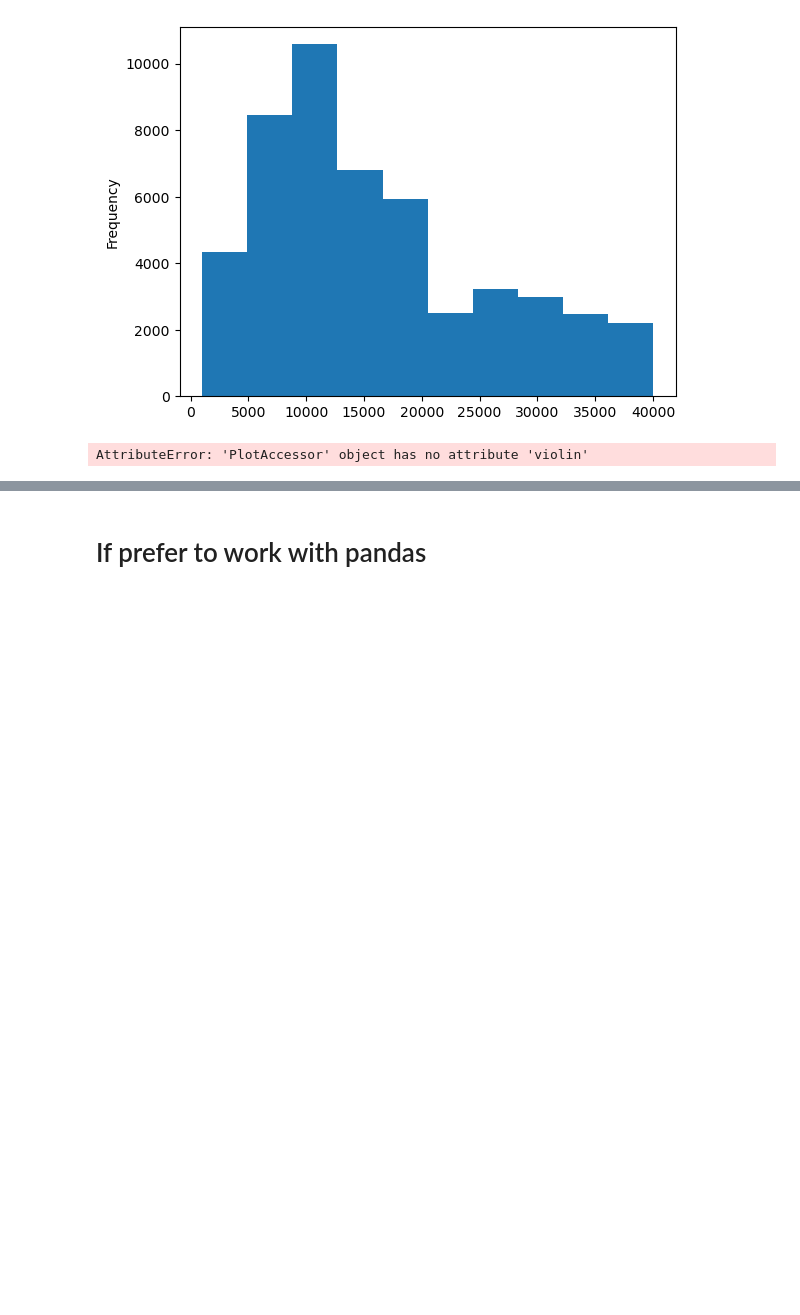
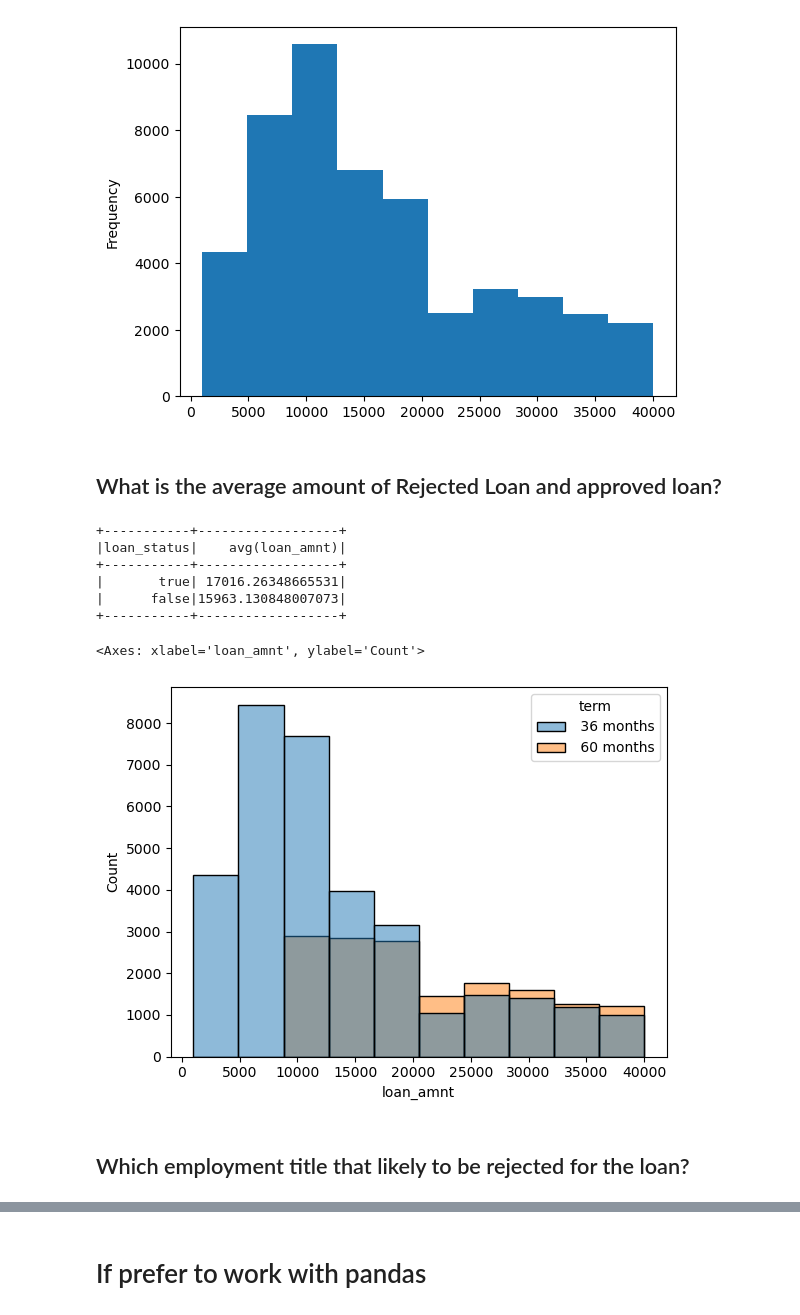
Before and after one commit to vengleab/BigData-Sunrise-2024, a Jupyter notebook: spark-sql/Spark SQL.ipynb, the cells around one changed output, grey strips where cells are left out. Drawn from its saved outputs; the diff is of its cells as text; code cells hidden in the pictures; blank space fills up the shorter version.

```diff
--- a/spark-sql/Spark SQL.ipynb
+++ b/spark-sql/Spark SQL.ipynb
@@ -117,7 +120,26 @@ new_df.toPandas()['loan_amnt'].plot.hist()
 # %% [output]
 <Axes: ylabel='Frequency'>
 [figure]
-# %%
-new_df.toPandas()['loan_amnt'].plot()
-# %% [output]
-AttributeError: 'PlotAccessor' object has no attribute 'violin'
+# %% [markdown]
+## What is the average amount of Rejected Loan and approved loan?
+# %%
+data.select("loan_status", "loan_amnt").groupBy("loan_status").mean().show()
+# %% [output]
++-----------+------------------+
+|loan_status|    avg(loan_amnt)|
++-----------+------------------+
+|       true| 17016.26348665531|
+|      false|15963.130848007073|
++-----------+------------------+
+# %%
+import matplotlib.pyplot as plt
+import seaborn as sns
+
+pandas_df = data.toPandas()
+
+sns.histplot(pandas_df, x= pandas_df['loan_amnt'], hue='term', bins=10)
+# %% [output]
+<Axes: xlabel='loan_amnt', ylabel='Count'>
+[figure, added]
+# %% [markdown]
+## Which employment title that likely to be rejected for the loan?
```
Also changed, not shown: parts of 8 cells of this notebook.
